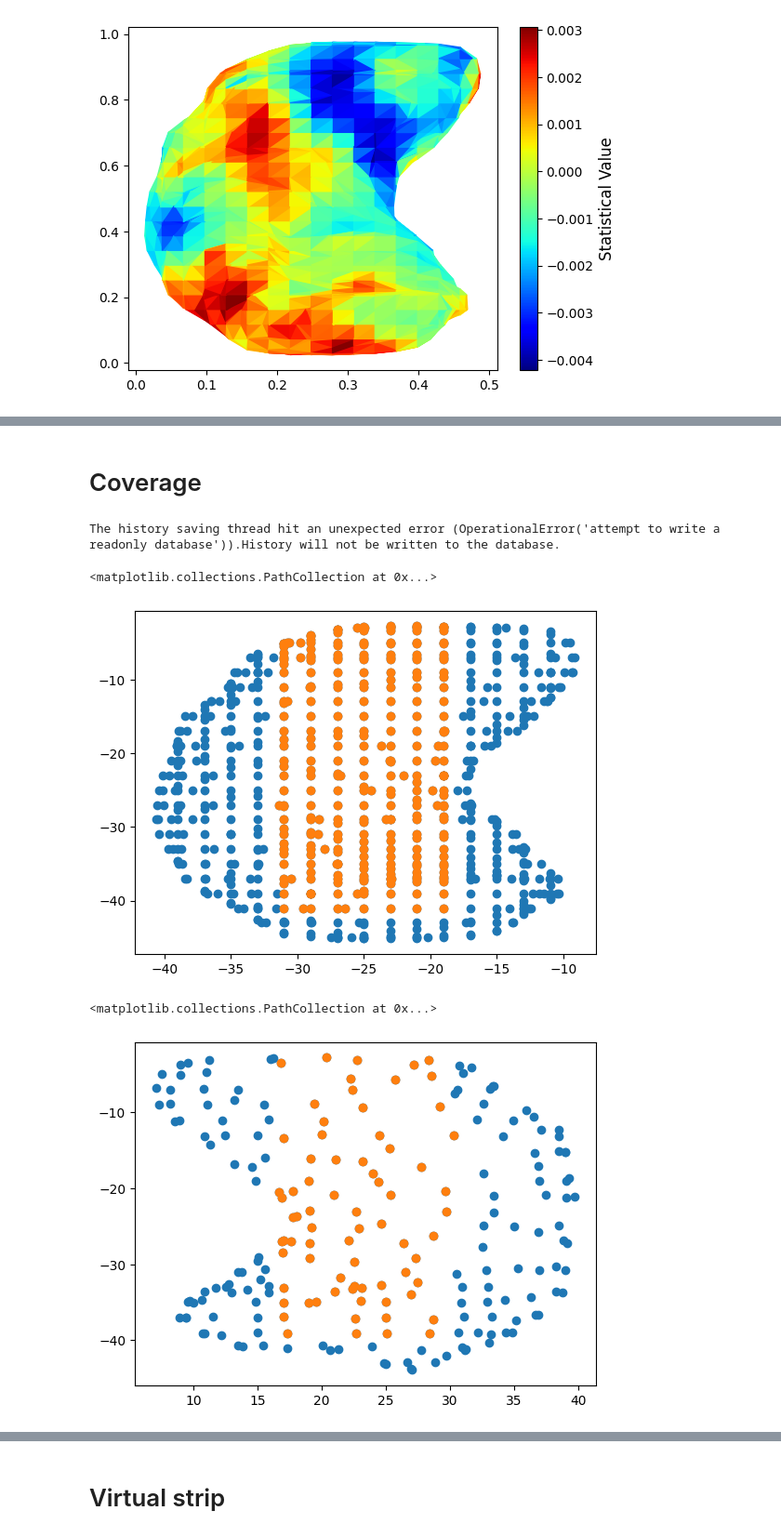
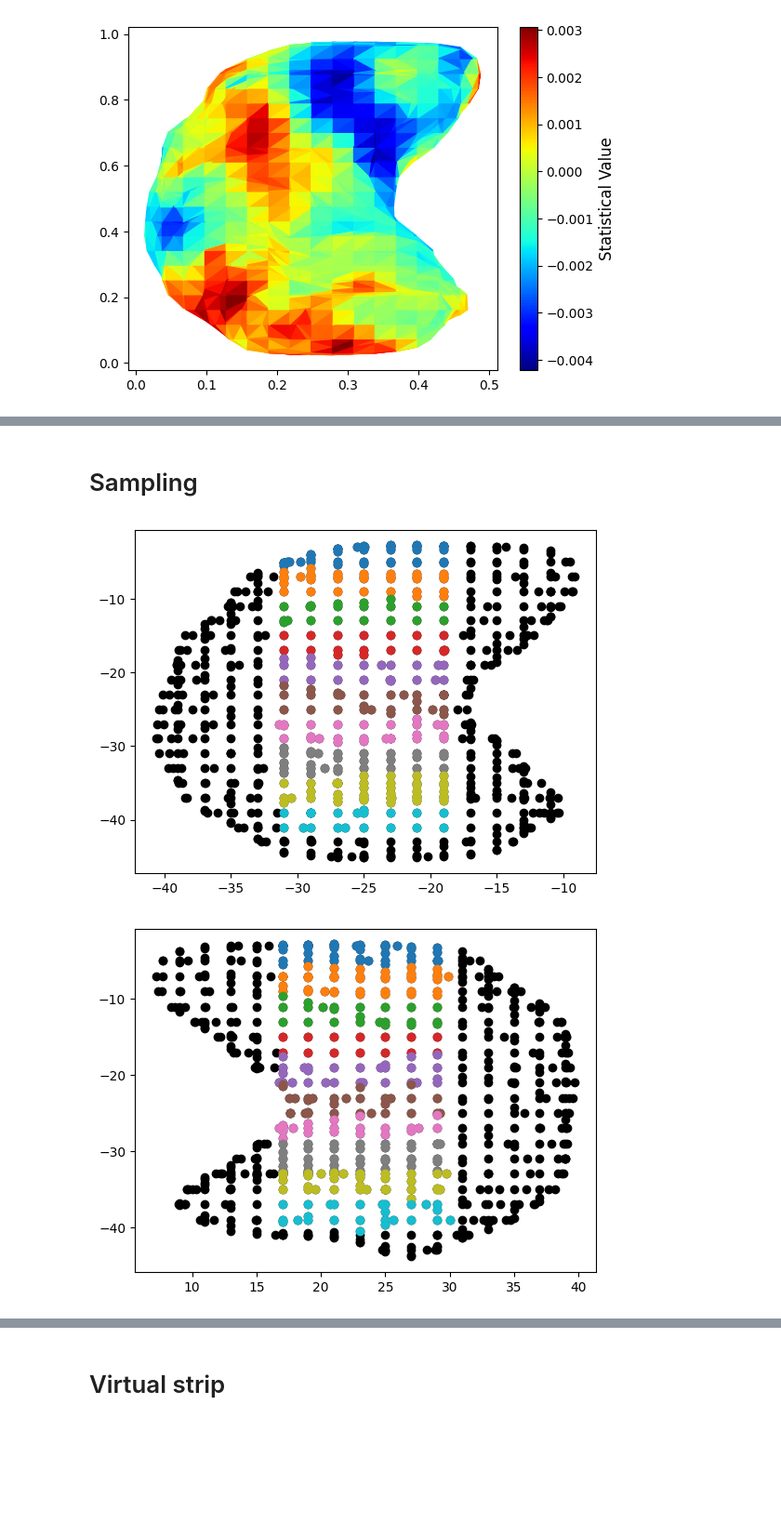
Before and after one commit to SeojinYoon/Seojin_commonTool, a Jupyter notebook: Module/Brain_Surface/UV_map/UV_map_both.ipynb, the cells around one changed output, grey strips where cells are left out. Shown at 93% size. Cells and saved outputs as stored; diff of their text form; code cells hidden in the pictures; blank space fills up the shorter version.

```diff
--- a/Module/Brain_Surface/UV_map/UV_map_both.ipynb
+++ b/Module/Brain_Surface/UV_map/UV_map_both.ipynb
@@ -38,16 +33,21 @@ from brain_mesh import inverse_component_mesh_info
 # %% [markdown]
 # Constants
 # %%
-mask_dir_path = "/mnt/ext1/seojin/HR/exp_blueprint_0324v4/fMRI_data/output/roi/mask"
+mask_dir_path = "/mnt/ext1/seojin/HR/exp_blueprint_0324v4/fMRI_data/output/roi/mask/hippocampus"
 
-lt_hippo_path = os.path.join(mask_dir_path, "lt_hippocampus_more.obj")
-lt_hippo_uv_path = os.path.join(mask_dir_path, "lt_hippocampus_more_afterUVmap_planarZ.obj")
+lt_hippo_path = os.path.join(mask_dir_path, "lt_hippocampus.obj")
+lt_hippo_uv_path = os.path.join(mask_dir_path, "lt_hippocampus_uvPlanarZ.obj")
 
 rt_hippo_path = os.path.join(mask_dir_path, "rt_hippocampus.obj")
-rt_hippo_uv_path = os.path.join(mask_dir_path, "rt_hippocampus_afterUVmap_planarZ.obj")
+rt_hippo_uv_path = os.path.join(mask_dir_path, "rt_hippocampus_uvPlanarZ.obj")
 
-from_point = np.array([0.25, 0.1])
-to_point = np.array([0.25, 1])
+from_point = np.array([0.25, 1])
+to_point = np.array([0.25, 0.1])
+
+n_sampling = 10
+width = 0.1
+
+save_dir_path = "/mnt/ext1/seojin/temp"
 # %% [markdown]
 # Load Data
 # %%
@@ -109,33 +109,34 @@ Text(0, 0.5, 'PA')
 # %% [markdown]
-# Coverage
+# Sampling
 # %%
 lt_profile_result_info = surface_profile_onUV(data_paths = data_paths,
                                     vertices = lt_superior_mesh_info["vertex"],
                                     uv_coordinates = lt_superior_mesh_info["uv"],
                                     from_point = from_point,
                                     to_point = to_point,
-                                    n_sampling = 10,
-                                    width = 0.1)
-lt_virtual_strip_virticies = lt_superior_mesh_info["vertex"][lt_profile_result_info["virtual_strip_mask"]]
+                                    n_sampling = n_sampling,
+                                    width = width)
 
-plt.scatter(lt_superior_mesh_info["vertex"][:, 0], lt_superior_mesh_info["vertex"][:, 1])
-plt.scatter(lt_virtual_strip_virticies[:, 0], lt_virtual_strip_virticies[:, 1])
+# Left total
+plt.scatter(lt_superior_mesh_info["vertex"][:, 0], lt_superior_mesh_info["vertex"][:, 1], color = "black")
+for coverage in lt_profile_result_info["sampling_coverages"]:
+    virticies = lt_superior_mesh_info["vertex"][coverage]
+    plt.scatter(virticies[:, 0], virticies[:, 1])
 # %% [output]
-The history saving thread hit an unexpected error (OperationalError('attempt to write a readonly database')).History will not be written to the database.
-<matplotlib.collections.PathCollection at 0x...>
-[figure, old version]
+[figure, new version]
 # %%
 rt_profile_result_info = surface_profile_onUV(data_paths = data_paths,
                                               vertices = rt_superior_mesh_info["vertex"],
                                               uv_coordinates = rt_superior_mesh_info["uv"],
                                               from_point = from_point,
                                               to_point = to_point,
-                                              n_sampling = 10,
-                                              width = 0.1)
-rt_virtual_strip_virticies = rt_superior_mesh_info["vertex"][rt_profile_result_info["virtual_strip_mask"]]
+                                              n_sampling = n_sampling,
+                                              width = width)
 
-plt.scatter(rt_superior_mesh_info["vertex"][:, 0], rt_superior_mesh_info["vertex"][:, 1])
-plt.scatter(rt_virtual_strip_virticies[:, 0], rt_virtual_strip_virticies[:, 1])
+# Right total
+plt.scatter(rt_superior_mesh_info["vertex"][:, 0], rt_superior_mesh_info["vertex"][:, 1], color = "black")
+for coverage in rt_profile_result_info["sampling_coverages"]:
+    virticies = rt_superior_mesh_info["vertex"][coverage]
+    plt.scatter(virticies[:, 0], virticies[:, 1])
 # %% [output]
-<matplotlib.collections.PathCollection at 0x...>
-[figure, old version]
+[figure, new version]
```
Also changed, not shown: parts of 20 cells of this notebook, 12 other files.
